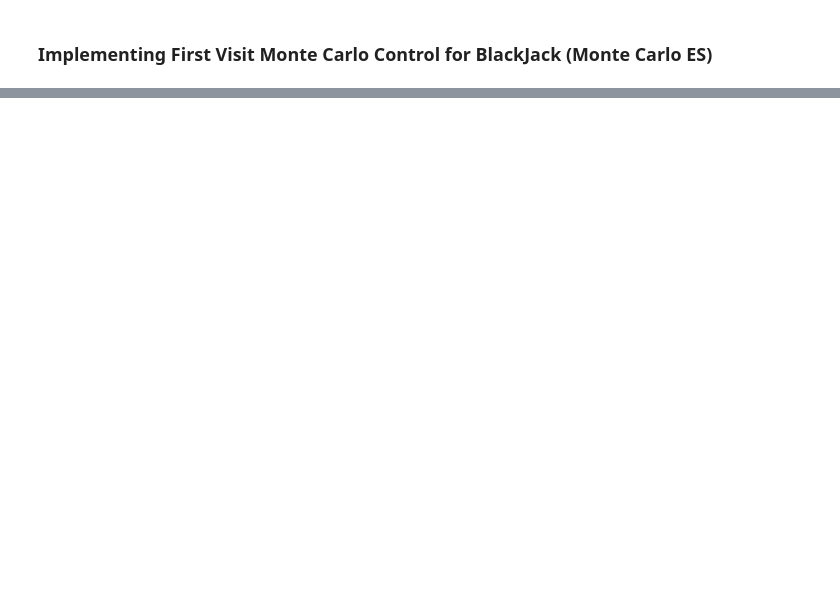
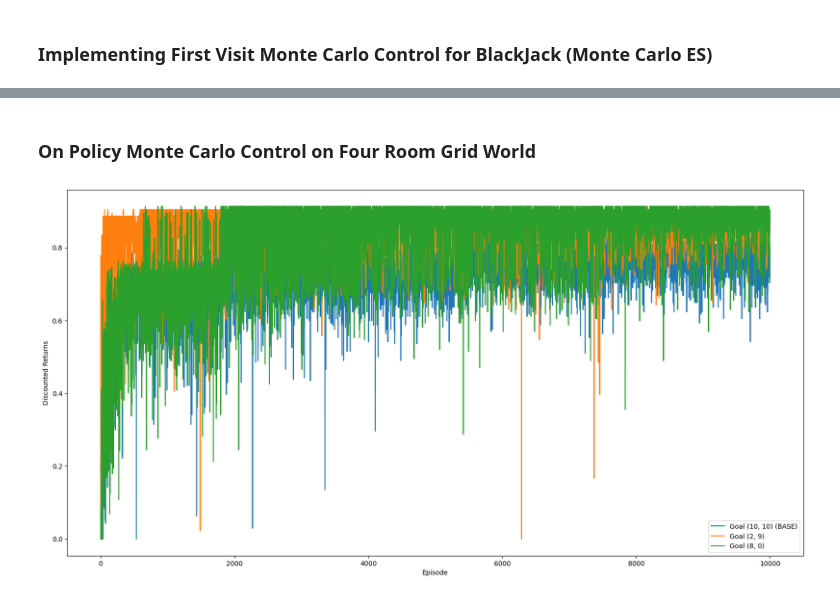
Before and after one commit to jhrudden/Monte-Carlo-Rl-Intro, a Jupyter notebook: experiment.ipynb, the cells around one changed output, grey strips where cells are left out. Drawn from its saved outputs; the diff is of its cells as text; code cells hidden in the pictures; blank space fills up the shorter version.

```diff
--- a/experiment.ipynb
+++ b/experiment.ipynb
@@ -68,0 +107,53 @@ plt.show()
+# %% [markdown]
+### On Policy Monte Carlo Control on Four Room Grid World
+# %%
+MONTE_CARLO_CONTROL_RANDOM_START = os.path.join(FIG_BASE_DIR, 'monte_carlo_control_random_start.png')
+OPTIMAL_4ROOM_BASE = os.path.join(BASE_CACHE_DIR, 'four_room_base_optimal.pkl')
+OPTIMAL_4ROOM_GOAL_2_9 = os.path.join(BASE_CACHE_DIR, 'four_room_goal_2_9_optimal.pkl')
+OPTIMAL_4ROOM_GOAL_8_0= os.path.join(BASE_CACHE_DIR, 'four_room_goal_8_0_optimal.pkl')
+
+four_room_base = get_four_rooms_env()
+four_room_env_goal_2_9 = get_four_rooms_env(goal_pos=(2,9))
+four_room_env_goal_8_0 = get_four_rooms_env(goal_pos=(8,0))
+
+base_returns = load_or_compute_and_cache(
+    OPTIMAL_4ROOM_BASE,
+    on_policy_monte_carlo_fv,
+    four_room_base,
+    lambda Q: EpsilonPolicy.create_epsilon_soft_policy(Q, 0.1,4),
+    0.99,
+    post_process=lambda data: data[2],
+    num_episodes=10_000)
+
+goal_9_2_returns = load_or_compute_and_cache(
+    OPTIMAL_4ROOM_GOAL_2_9,
+    on_policy_monte_carlo_fv,
+    four_room_env_goal_2_9,
+    lambda Q: EpsilonPolicy.create_epsilon_soft_policy(Q, 0.1,4),
+    0.99,
+    post_process=lambda data: data[2],
+    num_episodes=10_000)
+
+goal_8_0_returns = load_or_compute_and_cache(
+    OPTIMAL_4ROOM_GOAL_8_0,
+    on_policy_monte_carlo_fv,
+    four_room_env_goal_8_0,
+    lambda Q: EpsilonPolicy.create_epsilon_soft_policy(Q, 0.1,4),
+    0.99,
+    post_process=lambda data: data[2],
+    num_episodes=10_000)
+
+### plot returns for each experiment
+fig, ax = plt.subplots(1, 1, figsize=(20, 10))
+
+ax.plot(base_returns, label=f'Goal {four_room_base.unwrapped.goal_pos} (BASE)')
+ax.plot(goal_9_2_returns, label=f'Goal {four_room_env_goal_2_9.unwrapped.goal_pos}')
+ax.plot(goal_8_0_returns, label=f'Goal {four_room_env_goal_8_0.unwrapped.goal_pos}')
+ax.set_xlabel('Episode')
+ax.set_ylabel('Discounted Returns')
+ax.set_title('')
+ax.legend()
+plt.savefig(MONTE_CARLO_CONTROL_RANDOM_START)
+plt.show()
+# %% [output]
+[figure, added]
```
Also changed, not shown: parts of 14 cells of this notebook.
